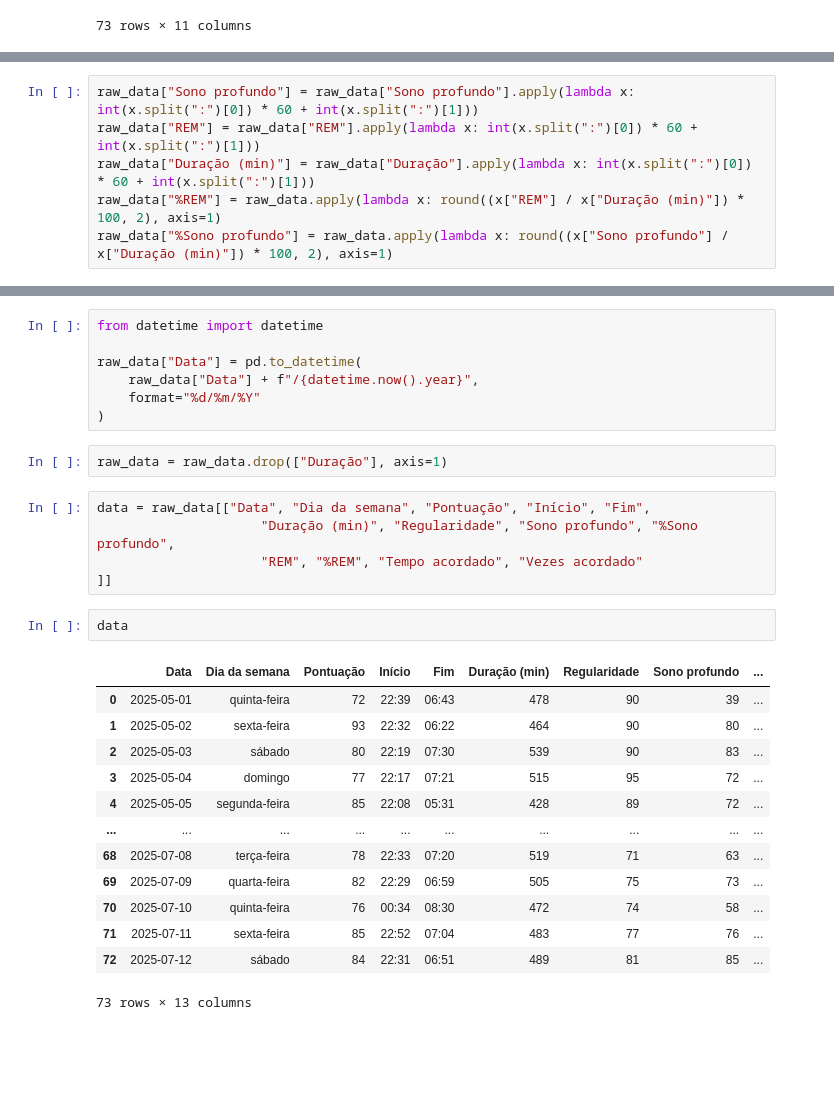
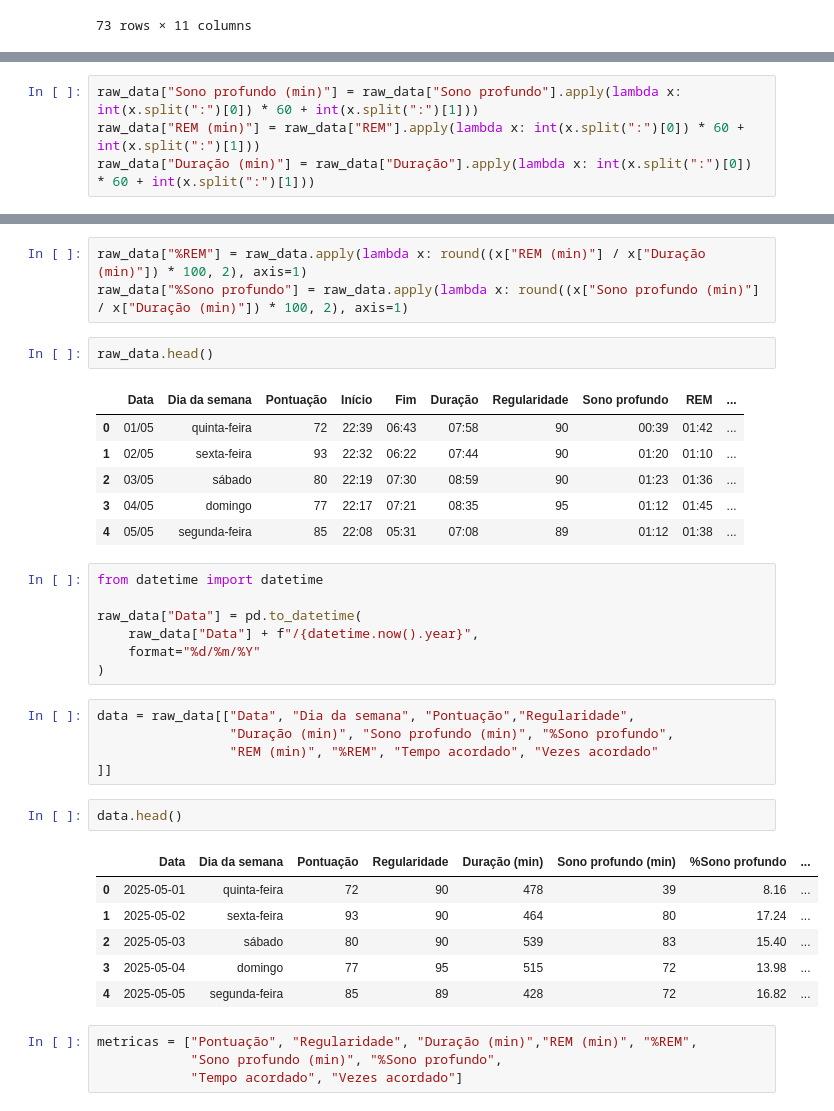
Before and after one commit to kylesonev/sleep_analysis, a Jupyter notebook: notebook/01.ipynb, the cells around one changed output, grey strips where cells are left out. Cells and saved outputs as stored; diff of their text form; blank space fills up the shorter version.

```diff
--- a/notebook/01.ipynb
+++ b/notebook/01.ipynb
@@ -24,6 +45,4 @@ raw_data
 # %%
-raw_data["Sono profundo"] = raw_data["Sono profundo"].apply(lambda x: int(x.split(":")[0]) * 60 + int(x.split(":")[1]))
-raw_data["REM"] = raw_data["REM"].apply(lambda x: int(x.split(":")[0]) * 60 + int(x.split(":")[1]))
+raw_data["Sono profundo (min)"] = raw_data["Sono profundo"].apply(lambda x: int(x.split(":")[0]) * 60 + int(x.split(":")[1]))
+raw_data["REM (min)"] = raw_data["REM"].apply(lambda x: int(x.split(":")[0]) * 60 + int(x.split(":")[1]))
 raw_data["Duração (min)"] = raw_data["Duração"].apply(lambda x: int(x.split(":")[0]) * 60 + int(x.split(":")[1]))
-raw_data["%REM"] = raw_data.apply(lambda x: round((x["REM"] / x["Duração (min)"]) * 100, 2), axis=1)
-raw_data["%Sono profundo"] = raw_data.apply(lambda x: round((x["Sono profundo"] / x["Duração (min)"]) * 100, 2), axis=1)
@@ -46,3 +49,15 @@ raw_data
+# %%
+raw_data["%REM"] = raw_data.apply(lambda x: round((x["REM (min)"] / x["Duração (min)"]) * 100, 2), axis=1)
+raw_data["%Sono profundo"] = raw_data.apply(lambda x: round((x["Sono profundo (min)"] / x["Duração (min)"]) * 100, 2), axis=1)
+# %%
+raw_data.head()
+# %% [output]
+|  | Data | Dia da semana | Pontuação | Início | Fim | Duração | Regularidade | Sono profundo | REM | ... |
+| 0 | 01/05 | quinta-feira | 72 | 22:39 | 06:43 | 07:58 | 90 | 00:39 | 01:42 | ... |
+| 1 | 02/05 | sexta-feira | 93 | 22:32 | 06:22 | 07:44 | 90 | 01:20 | 01:10 | ... |
+| 2 | 03/05 | sábado | 80 | 22:19 | 07:30 | 08:59 | 90 | 01:23 | 01:36 | ... |
+| 3 | 04/05 | domingo | 77 | 22:17 | 07:21 | 08:35 | 95 | 01:12 | 01:45 | ... |
+| 4 | 05/05 | segunda-feira | 85 | 22:08 | 05:31 | 07:08 | 89 | 01:12 | 01:38 | ... |
 # %%
 from datetime import datetime
 
@@ -50,26 +65,21 @@ raw_data["Data"] = pd.to_datetime(
     raw_data["Data"] + f"/{datetime.now().year}",
     format="%d/%m/%Y"
 )
-# %%
-raw_data = raw_data.drop(["Duração"], axis=1)
 # %%
-data = raw_data[["Data", "Dia da semana", "Pontuação", "Início", "Fim",
-                     "Duração (min)", "Regularidade", "Sono profundo", "%Sono profundo",
-                     "REM", "%REM", "Tempo acordado", "Vezes acordado"
+data = raw_data[["Data", "Dia da semana", "Pontuação","Regularidade",
+                 "Duração (min)", "Sono profundo (min)", "%Sono profundo",
+                 "REM (min)", "%REM", "Tempo acordado", "Vezes acordado"
 ]]
 # %%
-data
+data.head()
 # %% [output]
-|  | Data | Dia da semana | Pontuação | Início | Fim | Duração (min) | Regularidade | Sono profundo | ... |
-| 0 | 2025-05-01 | quinta-feira | 72 | 22:39 | 06:43 | 478 | 90 | 39 | ... |
-| 1 | 2025-05-02 | sexta-feira | 93 | 22:32 | 06:22 | 464 | 90 | 80 | ... |
-| 2 | 2025-05-03 | sábado | 80 | 22:19 | 07:30 | 539 | 90 | 83 | ... |
-| 3 | 2025-05-04 | domingo | 77 | 22:17 | 07:21 | 515 | 95 | 72 | ... |
-| 4 | 2025-05-05 | segunda-feira | 85 | 22:08 | 05:31 | 428 | 89 | 72 | ... |
-| ... | ... | ... | ... | ... | ... | ... | ... | ... | ... |
-| 68 | 2025-07-08 | terça-feira | 78 | 22:33 | 07:20 | 519 | 71 | 63 | ... |
-| 69 | 2025-07-09 | quarta-feira | 82 | 22:29 | 06:59 | 505 | 75 | 73 | ... |
-| 70 | 2025-07-10 | quinta-feira | 76 | 00:34 | 08:30 | 472 | 74 | 58 | ... |
-| 71 | 2025-07-11 | sexta-feira | 85 | 22:52 | 07:04 | 483 | 77 | 76 | ... |
-| 72 | 2025-07-12 | sábado | 84 | 22:31 | 06:51 | 489 | 81 | 85 | ... |
+|  | Data | Dia da semana | Pontuação | Regularidade | Duração (min) | Sono profundo (min) | %Sono profundo | ... |
+| 0 | 2025-05-01 | quinta-feira | 72 | 90 | 478 | 39 | 8.16 | ... |
+| 1 | 2025-05-02 | sexta-feira | 93 | 90 | 464 | 80 | 17.24 | ... |
+| 2 | 2025-05-03 | sábado | 80 | 90 | 539 | 83 | 15.40 | ... |
+| 3 | 2025-05-04 | domingo | 77 | 95 | 515 | 72 | 13.98 | ... |
+| 4 | 2025-05-05 | segunda-feira | 85 | 89 | 428 | 72 | 16.82 | ... |
-73 rows × 13 columns
+# %%
+metricas = ["Pontuação", "Regularidade", "Duração (min)","REM (min)", "%REM",
+            "Sono profundo (min)", "%Sono profundo",
+            "Tempo acordado", "Vezes acordado"]
```
Also changed, not shown: parts of 18 cells of this notebook.
